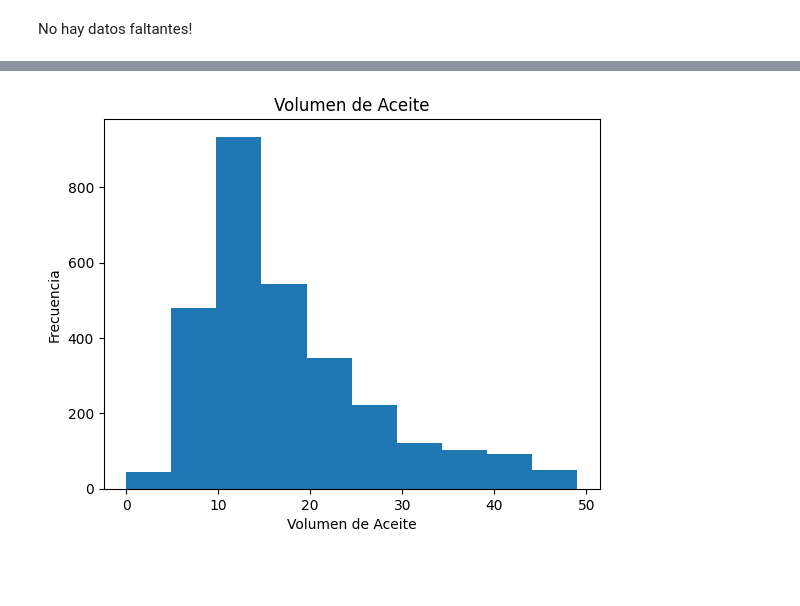
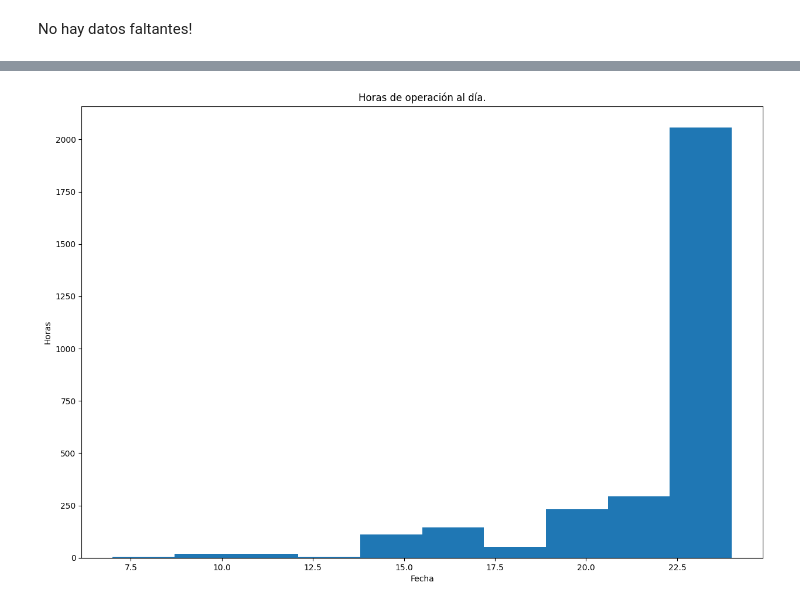
Before and after one commit to Mdimate/TalentoTech-AVD, a Jupyter notebook: Proyecto/Proy_Pozo.ipynb, the cells around one changed output, grey strips where cells are left out. Cells and saved outputs as stored; diff of their text form; code cells hidden in the pictures; blank space fills up the shorter version.

```diff
--- a/Proyecto/Proy_Pozo.ipynb
+++ b/Proyecto/Proy_Pozo.ipynb
@@ -59,6 +66,15 @@ datos.isnull().sum()
 dtype: int64
 # %% [markdown]
 No hay datos faltantes!
+# %%
+# Establece el índice del d.f. con la columna 'Date'
+datos.index = datos['Fecha']
+
+# Elimina la calumna Date del d.f.
+datos.drop('Fecha',inplace=True, axis=1); datos
+
+# Convertir todas las columnas de tipo object a numéricas
+datos[datos.select_dtypes(include=['object']).columns] = datos.select_dtypes(include=['object']).apply(pd.to_numeric, errors='coerce')
 # %%
 datos.describe()
 # %% [output]
@@ -70,2 +89,0 @@ datos.describe()
-# %%
-datos.index = datos['Date']
@@ -89,2 +101,0 @@ datos
-# %%
-datos.drop('Date',inplace=True, axis=1); datos
@@ -120,0 +113,9 @@ datos.describe()
+# %%
+# Crear un rango de fechas completo para el periodo de los datos
+full_range = pd.date_range(start=datos.index.min(), end=datos.index.max(), freq='D')
+
+# Reindexar el DataFrame para incluir todas las fechas (esto agregará NaNs donde no hay datos)
+datos = datos.reindex(full_range)
+
+# Asignar la frecuencia diaria
+datos.index.freq = 'D'
@@ -121,8 +174,9 @@ datos.describe()
 # %%
-plt.hist(datos['OilVolume'])
-plt.title('Volumen de Aceite')
-plt.xlabel('Volumen de Aceite')
-plt.ylabel('Frecuencia')
+plt.hist(datos['WorkHours'])
+plt.title('Horas de operación al día.')
+plt.xlabel('Fecha')
+plt.ylabel('Horas')
 plt.show()
+#
 # %% [output]
-[figure, old version]
+[figure, new version]
```
Also changed, not shown: parts of 40 cells of this notebook.
